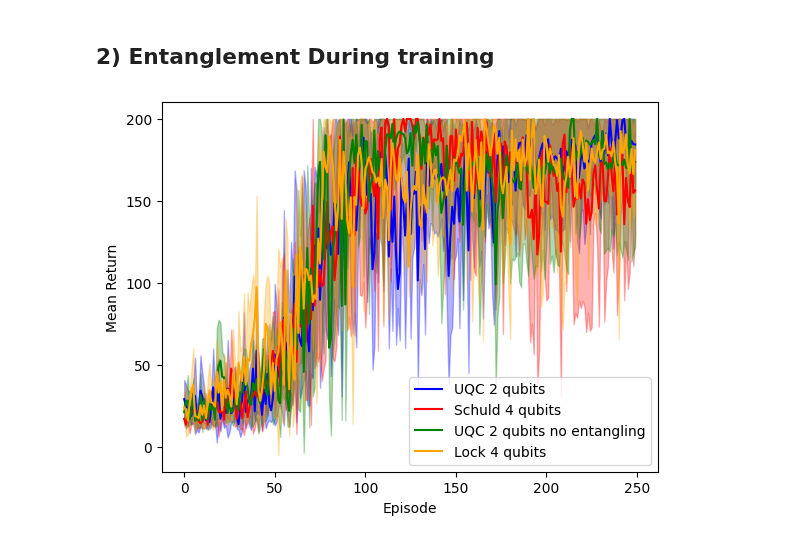
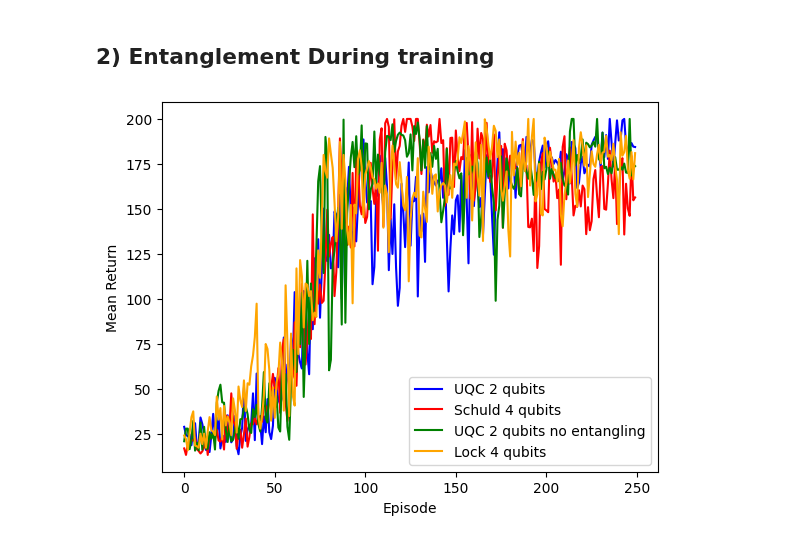
Before and after one commit to RodrigoCoelho7/VQC_Qlearning, a Jupyter notebook: data_analysis/entanglement_capability.ipynb, the cells around one changed output. Saved outputs shown, nothing was run; the diff lists cells and outputs as text; code cells hidden in the pictures.

```diff
--- a/data_analysis/entanglement_capability.ipynb
+++ b/data_analysis/entanglement_capability.ipynb
@@ -330,18 +330,18 @@ lock_datareup_training_std_return = np.std(lock_datareup_training_return, axis =
 # %%
 plt.plot(uqc_2qubits_training_mean_return,color = "blue", label = "UQC 2 qubits")
 plt.plot(skolik_datareup_training_mean_return,color = "red", label = "Schuld 4 qubits")
 plt.plot(uqc_2qubits_no_entangling_training_mean_return,color = "green", label = "UQC 2 qubits no entangling")
 plt.plot(lock_datareup_training_mean_return,color = "orange", label = "Lock 4 qubits")
-plt.fill_between(range(len(uqc_2qubits_training_mean_return)), uqc_2qubits_training_mean_return - uqc_2qubits_training_std_return, np.clip(uqc_2qubits_training_mean_return + uqc_2qubits_training_std_return, a_min = None, a_max = 200), alpha = 0.3, color = "blue")
-plt.fill_between(range(len(skolik_datareup_training_mean_return)), skolik_datareup_training_mean_return - skolik_datareup_training_std_return, np.clip(skolik_datareup_training_mean_return + skolik_datareup_training_std_return, a_min = None, a_max = 200), alpha = 0.3, color = "red")
-plt.fill_between(range(len(uqc_2qubits_no_entangling_training_mean_return)), uqc_2qubits_no_entangling_training_mean_return - uqc_2qubits_no_entangling_training_std_return, np.clip(uqc_2qubits_no_entangling_training_mean_return + uqc_2qubits_no_entangling_training_std_return, a_min = None, a_max = 200), alpha = 0.3, color = "green")
-plt.fill_between(range(len(lock_datareup_training_mean_return)), lock_datareup_training_mean_return - lock_datareup_training_std_return, np.clip(lock_datareup_training_mean_return + lock_datareup_training_std_return, a_min = None, a_max = 200), alpha = 0.3, color = "orange")
+#plt.fill_between(range(len(uqc_2qubits_training_mean_return)), uqc_2qubits_training_mean_return - uqc_2qubits_training_std_return, np.clip(uqc_2qubits_training_mean_return + uqc_2qubits_training_std_return, a_min = None, a_max = 200), alpha = 0.3, color = "blue")
+#plt.fill_between(range(len(skolik_datareup_training_mean_return)), skolik_datareup_training_mean_return - skolik_datareup_training_std_return, np.clip(skolik_datareup_training_mean_return + skolik_datareup_training_std_return, a_min = None, a_max = 200), alpha = 0.3, color = "red")
+#plt.fill_between(range(len(uqc_2qubits_no_entangling_training_mean_return)), uqc_2qubits_no_entangling_training_mean_return - uqc_2qubits_no_entangling_training_std_return, np.clip(uqc_2qubits_no_entangling_training_mean_return + uqc_2qubits_no_entangling_training_std_return, a_min = None, a_max = 200), alpha = 0.3, color = "green")
+#plt.fill_between(range(len(lock_datareup_training_mean_return)), lock_datareup_training_mean_return - lock_datareup_training_std_return, np.clip(lock_datareup_training_mean_return + lock_datareup_training_std_return, a_min = None, a_max = 200), alpha = 0.3, color = "orange")
 plt.xlabel("Episode")
 plt.ylabel("Mean Return")
 plt.legend()
 plt.show()
 # %% [output]
-[figure, old version]
+[figure, new version]
 # %%
 uqc_fullencoding_cz_weights = uqc_2qubits_training.get_weights_training()
 uqc_fullencoding_nonentangling_weights = uqc_2qubits_no_entangling_training.get_weights_training()
```
Also changed, not shown: parts of 8 cells of this notebook.
